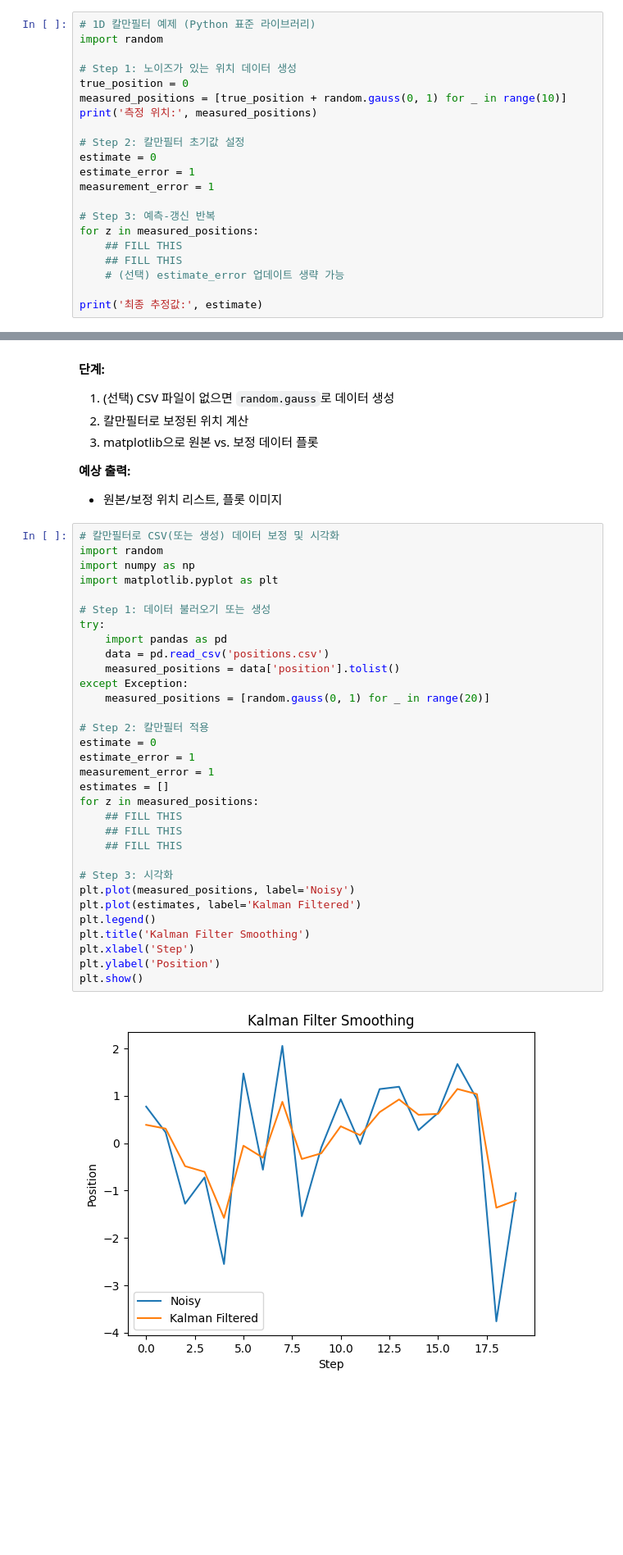
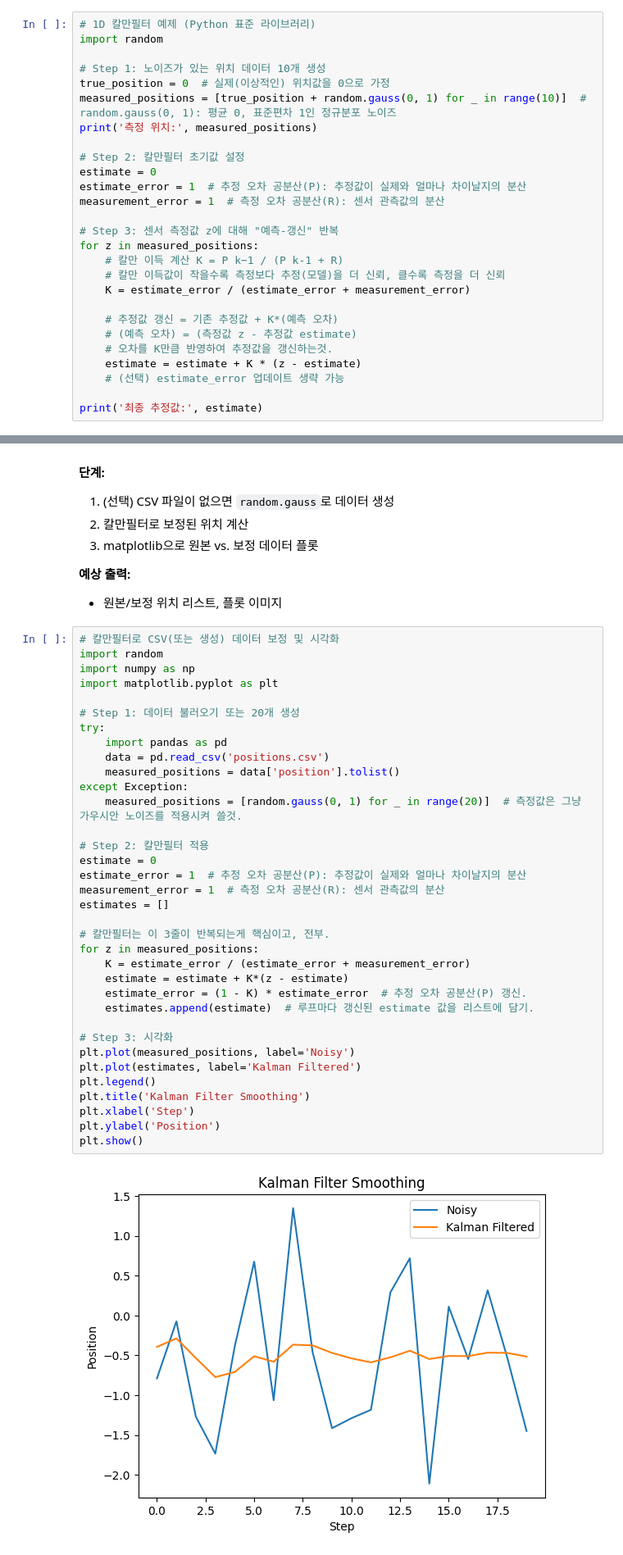
Before and after one commit to audalsgh/20250804, a Jupyter notebook: 0804_day1_lab_questions.ipynb, the cells around one changed output, grey strips where cells are left out. Shown at 82% size. Saved outputs shown, nothing was run; the diff lists cells and outputs as text; blank space fills up the shorter version.

```diff
--- a/0804_day1_lab_questions.ipynb
+++ b/0804_day1_lab_questions.ipynb
@@ -21,20 +21,26 @@
 # 1D 칼만필터 예제 (Python 표준 라이브러리)
 import random
 
-# Step 1: 노이즈가 있는 위치 데이터 생성
-true_position = 0
-measured_positions = [true_position + random.gauss(0, 1) for _ in range(10)]
+# Step 1: 노이즈가 있는 위치 데이터 10개 생성
+true_position = 0  # 실제(이상적인) 위치값을 0으로 가정
+measured_positions = [true_position + random.gauss(0, 1) for _ in range(10)]  # random.gauss(0, 1): 평균 0, 표준편차 1인 정규분포 노이즈
 print('측정 위치:', measured_positions)
 
 # Step 2: 칼만필터 초기값 설정
 estimate = 0
-estimate_error = 1
-measurement_error = 1
+estimate_error = 1  # 추정 오차 공분산(P): 추정값이 실제와 얼마나 차이날지의 분산
+measurement_error = 1  # 측정 오차 공분산(R): 센서 관측값의 분산
 
-# Step 3: 예측-갱신 반복
+# Step 3: 센서 측정값 z에 대해 "예측-갱신" 반복
 for z in measured_positions:
-    ## FILL THIS
-    ## FILL THIS
+    # 칼만 이득 계산 K = P k−1 / (P k-1 + R)
+    # 칼만 이득값이 작을수록 측정보다 추정(모델)을 더 신뢰, 클수록 측정을 더 신뢰
+    K = estimate_error / (estimate_error + measurement_error)
+
+    # 추정값 갱신 = 기존 추정값 + K*(예측 오차)
+    # (예측 오차) = (측정값 z - 추정값 estimate)
+    # 오차를 K만큼 반영하여 추정값을 갱신하는것.
+    estimate = estimate + K * (z - estimate)
     # (선택) estimate_error 업데이트 생략 가능
 
 print('최종 추정값:', estimate)
@@ -123,37 +136,40 @@ plt.show()
 # %%
 # 칼만필터로 CSV(또는 생성) 데이터 보정 및 시각화
 import random
 import numpy as np
 import matplotlib.pyplot as plt
 
-# Step 1: 데이터 불러오기 또는 생성
+# Step 1: 데이터 불러오기 또는 20개 생성
 try:
     import pandas as pd
     data = pd.read_csv('positions.csv')
     measured_positions = data['position'].tolist()
 except Exception:
-    measured_positions = [random.gauss(0, 1) for _ in range(20)]
+    measured_positions = [random.gauss(0, 1) for _ in range(20)]  # 측정값은 그냥 가우시안 노이즈를 적용시켜 쓸것.
 
 # Step 2: 칼만필터 적용
 estimate = 0
-estimate_error = 1
-measurement_error = 1
+estimate_error = 1  # 추정 오차 공분산(P): 추정값이 실제와 얼마나 차이날지의 분산
+measurement_error = 1  # 측정 오차 공분산(R): 센서 관측값의 분산
 estimates = []
+
+# 칼만필터는 이 3줄이 반복되는게 핵심이고, 전부.
 for z in measured_positions:
-    ## FILL THIS
-    ## FILL THIS
-    ## FILL THIS
+    K = estimate_error / (estimate_error + measurement_error)
+    estimate = estimate + K*(z - estimate)
+    estimate_error = (1 - K) * estimate_error  # 추정 오차 공분산(P) 갱신.
+    estimates.append(estimate)  # 루프마다 갱신된 estimate 값을 리스트에 담기.
 
 # Step 3: 시각화
 plt.plot(measured_positions, label='Noisy')
 plt.plot(estimates, label='Kalman Filtered')
 plt.legend()
 plt.title('Kalman Filter Smoothing')
 plt.xlabel('Step')
 plt.ylabel('Position')
 plt.show()
 # %% [output]
-[figure, old version]
+[figure, new version]
 # %% [markdown]
 ---
 
```
Also changed, not shown: parts of 3 cells of this notebook.
